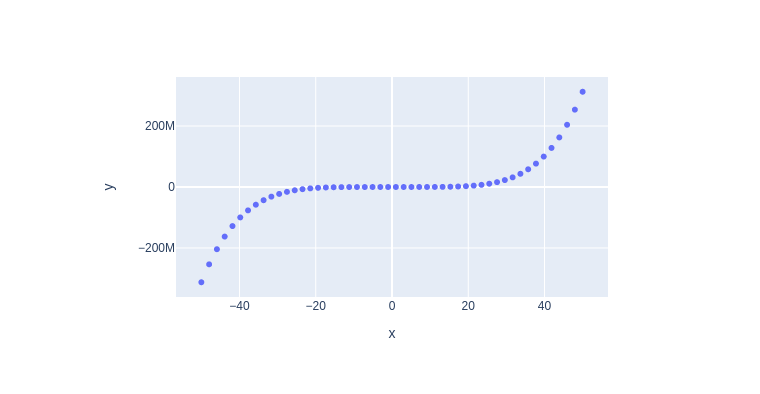
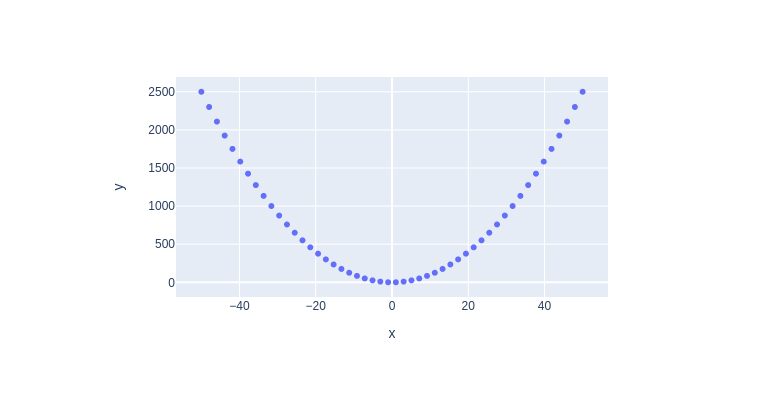
Before and after one commit to ngshukun/my-notebooks-repo, a Jupyter notebook: experiment1.ipynb, the cells around one changed output. Drawn from its saved outputs; the diff is of its cells as text; code cells hidden in the pictures.

```diff
--- a/experiment1.ipynb
+++ b/experiment1.ipynb
@@ -6,7 +6,7 @@ import plotly.express as px
 x = np.linspace(start=-50, stop=50)
 
 # y-axis data points
-y = x ** 5
+y = x ** 2
 
 # define the plot
 fig = px.scatter(x=x, y=y)
@@ -16 +17 @@ fig.show()
-[figure, old version]
+[figure, new version]
```
Also changed, not shown: parts of 1 cell of this notebook.
